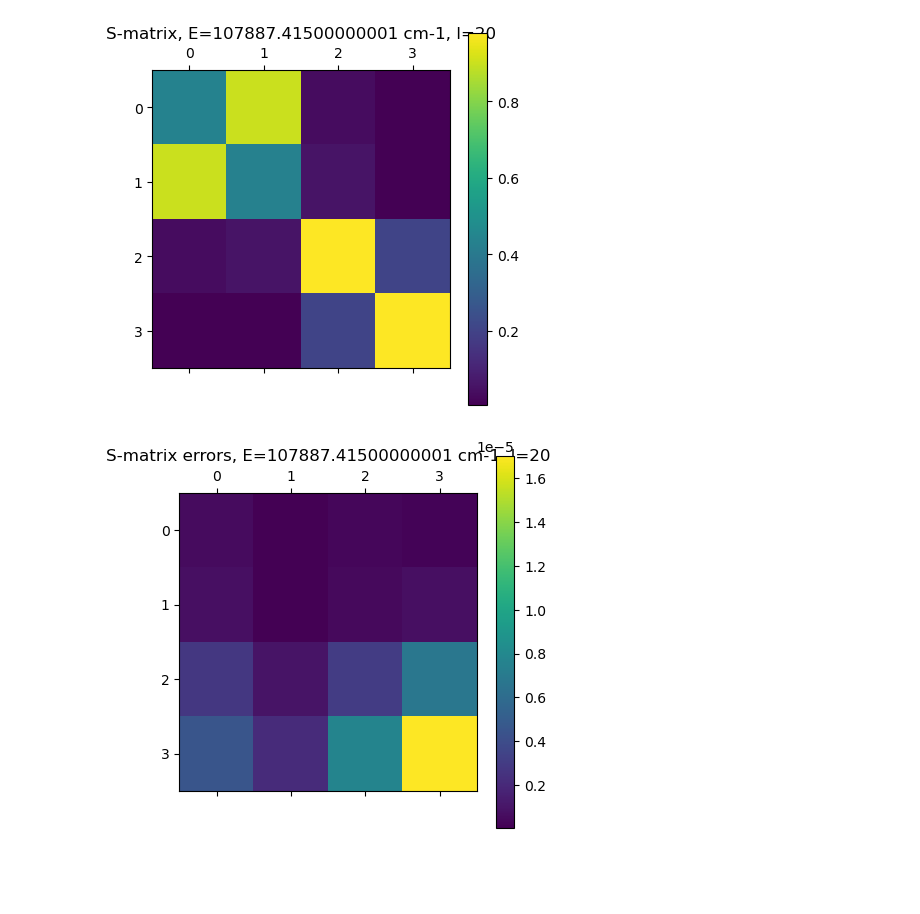
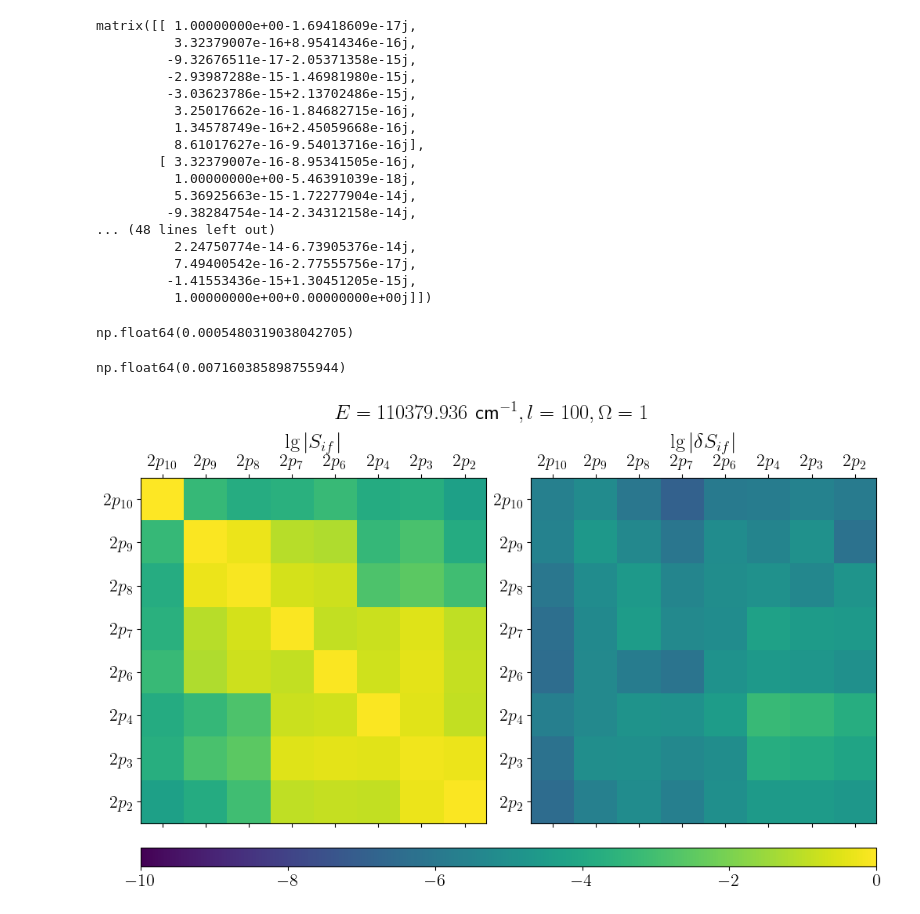
Before and after one commit to andrescorp93/ArHe_Inelastic, a Jupyter notebook: Airy_prop_error.ipynb, the cells around one changed output. Drawn from its saved outputs; the diff is of its cells as text; code cells hidden in the pictures; blank space fills up the shorter version.

Commit message:
Added caclulation of transport cross sections and visualization of experimental rate constants

```diff
--- a/Airy_prop_error.ipynb
+++ b/Airy_prop_error.ipynb
@@ -72,7 +72,7 @@ def airy_imb_prop(r, warr, wparr, n):
     return np.matrix(t[-1]).H @ (y[-1] @ np.matrix(t[-1])), errors, dy
 
 
-dir = 'H_2_p'
+dir = 'H_1_p'
 r, hls, ddrls = load_matrices(dir)
 emin = hls[-1,0,0]
 n = len(hls[0])
@@ -90,15 +90,15 @@ for i in range(n):
         for x in roots:
             if x >= r[0] and x <= r[-1]:
                 grid.append(x)
-grid = np.unique(np.round(np.sort(np.array(grid)), decimals=3))
+grid = np.unique(np.round(np.sort(np.array(grid)), decimals=2))
 
 w = lambda rs, l, e: np.array([e*np.eye(n)-(hfunc(r)+l*(l*1)/(r**2)*np.eye(n)) for r in rs])
 wp = lambda rs, l: np.array([-(hfunc(r,1)-2*l*(l*1)/(r**3)*np.eye(n)) for r in rs])
 wp2 = lambda rs, l: np.array([-(hfunc(r,2)+6*l*(l*1)/(r**4)*np.eye(n)) for r in rs])
 
-es = emax/2
+es = 4*emax/5
 print(es)
-l = 20
+l = 100
 y, errs, dy = airy_imb_prop(grid, w(grid[:-1]+np.diff(grid)/2, l, es), wp(grid[:-1]+np.diff(grid)/2, l), n)
 
 jmat = np.zeros((n, n))
@@ -150,12 +174,54 @@ smat, dsmat
+# %%
+smat.H @ smat
+# %% [output]
+matrix([[ 1.00000000e+00-1.69418609e-17j,
+          3.32379007e-16+8.95414346e-16j,
+         -9.32676511e-17-2.05371358e-15j,
+         -2.93987288e-15-1.46981980e-15j,
+         -3.03623786e-15+2.13702486e-15j,
+          3.25017662e-16-1.84682715e-16j,
+          1.34578749e-16+2.45059668e-16j,
+          8.61017627e-16-9.54013716e-16j],
+        [ 3.32379007e-16-8.95341505e-16j,
+          1.00000000e+00-5.46391039e-18j,
+          5.36925663e-15-1.72277904e-14j,
+         -9.38284754e-14-2.34312158e-14j,
+... (48 lines left out)
+          2.24750774e-14-6.73905376e-14j,
+          7.49400542e-16-2.77555756e-17j,
+         -1.41553436e-15+1.30451205e-15j,
+          1.00000000e+00+0.00000000e+00j]])
+# %%
+np.max(np.abs(dsmat))
+# %% [output]
+np.float64(0.0005480319038042705)
+# %%
+np.abs(dsmat[*np.argwhere(np.abs(smat)==np.min(np.abs(smat)))[0]])/np.min(np.abs(smat))
+# %% [output]
+np.float64(0.007160385898755944)
 # %%
-plt.matshow(np.abs(smat))
-plt.colorbar()
-plt.title(f'S-matrix, E={np.real(es*4.637+emin)} cm-1, l={l}')
+from funcs import labels
+plt.rcParams['text.usetex'] = True
+plt.rcParams['font.size'] = 16
+
+p1_labels = [f'${l[:2]}_{{{l[2:]}}}$' for l in labels['p']['1']]
+
+fig, (ax1, ax2) = plt.subplots(1, 2, figsize=(10, 6.3), constrained_layout=True)
+
+im1 = ax1.matshow(np.log10(np.abs(smat)), vmin=-10, vmax=0)
+ax1.set_title(f'$\\lg |S_{{if}}|$')
+ax1.set_xticklabels(['']+p1_labels)
+ax1.set_yticklabels(['']+p1_labels)
+
+im2 = ax2.matshow(np.log10(np.abs(dsmat)), vmin=-10, vmax=0)
+ax2.set_title(f'$\\lg |\\delta S_{{if}}|$')
+ax2.set_xticklabels(['']+p1_labels)
+ax2.set_yticklabels(['']+p1_labels)
+
+fig.suptitle(f'$E={np.real(es*4.637+emin)}$ cm$^{{-1}}, l={l}, \\Omega=1$')
+
+cbar = fig.colorbar(im1, ax=[ax1, ax2], orientation='horizontal', shrink=1, aspect=40, pad=0.05)
+
 plt.show()
-plt.matshow(np.abs(dsmat))
-plt.colorbar()
-plt.title(f'S-matrix errors, E={np.real(es*4.637+emin)} cm-1, l={l}')
-plt.show()
 # %% [output]
-[figure, old version]
+[figure, new version]
-[figure, removed]
```
Also changed, not shown: parts of 3 cells of this notebook, 33 other files.
